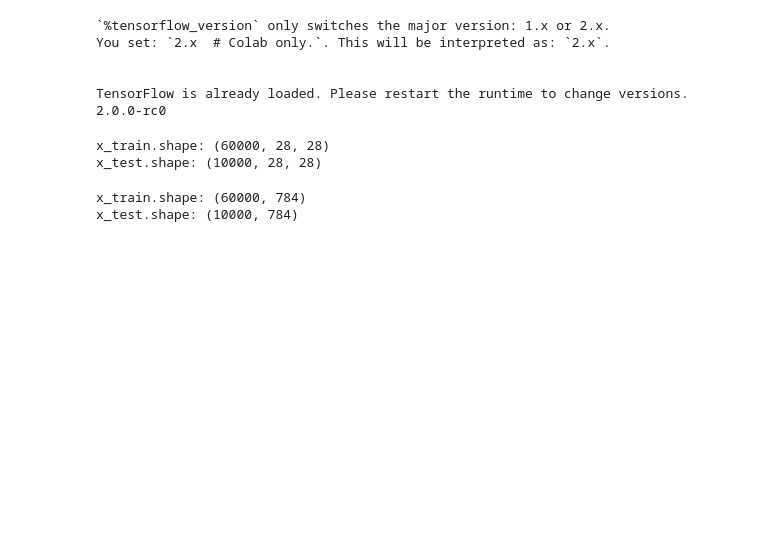
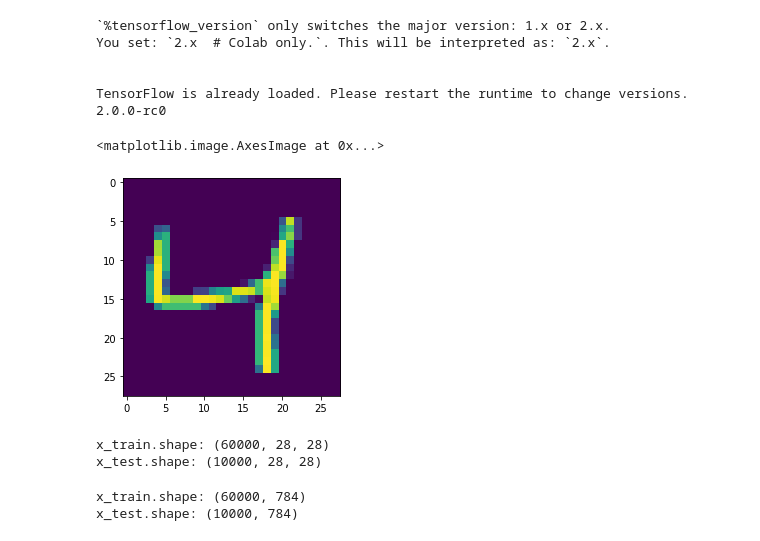
Before and after one commit to HamzaOulaarbi/test, a Jupyter notebook: Implementation_of_Basic_GAN_using_Python.ipynb, the cells around one changed output. Cells and saved outputs as stored; diff of their text form; code cells hidden in the pictures; blank space fills up the shorter version.

```diff
--- a/Implementation_of_Basic_GAN_using_Python.ipynb
+++ b/Implementation_of_Basic_GAN_using_Python.ipynb
@@ -38,6 +38,11 @@ mnist = tf.keras.datasets.mnist
 
 # Scale the inputs in range of (-1, +1) for better training
 x_train, x_test = x_train / 255.0 * 2 - 1, x_test / 255.0 * 2 - 1
+# %%
+plt.imshow(x_train[2])
+# %% [output]
+<matplotlib.image.AxesImage at 0x...>
+[figure, added]
 # %%
 print ("x_train.shape:" ,x_train.shape)
 print ("x_test.shape:" ,x_test.shape)
```
